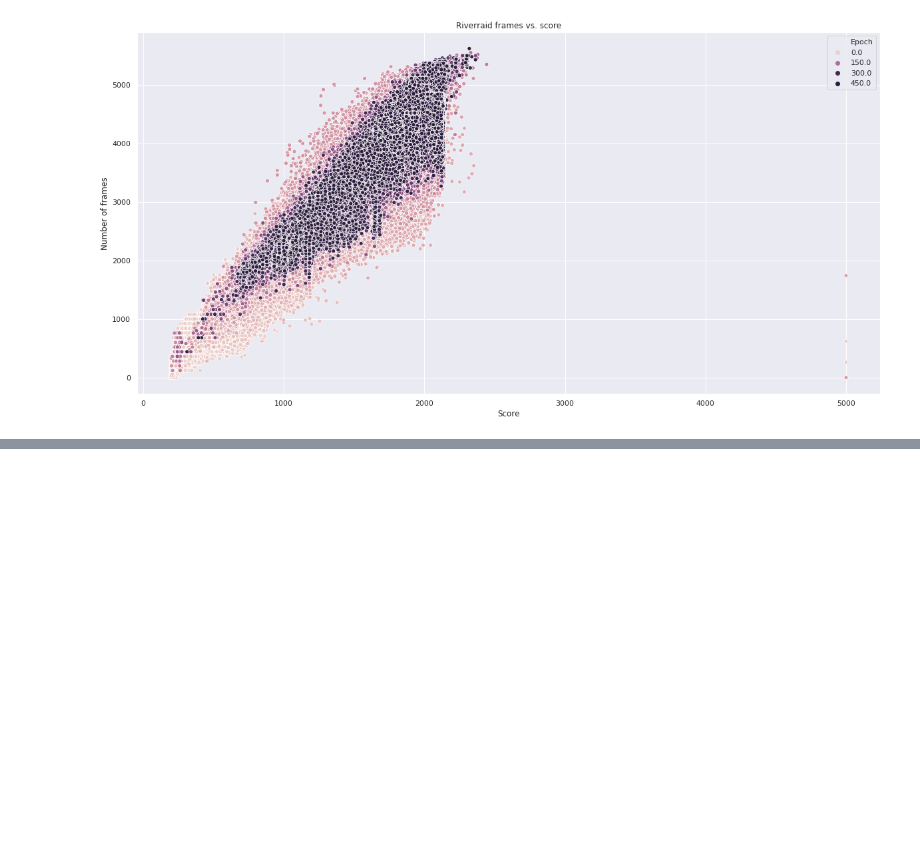
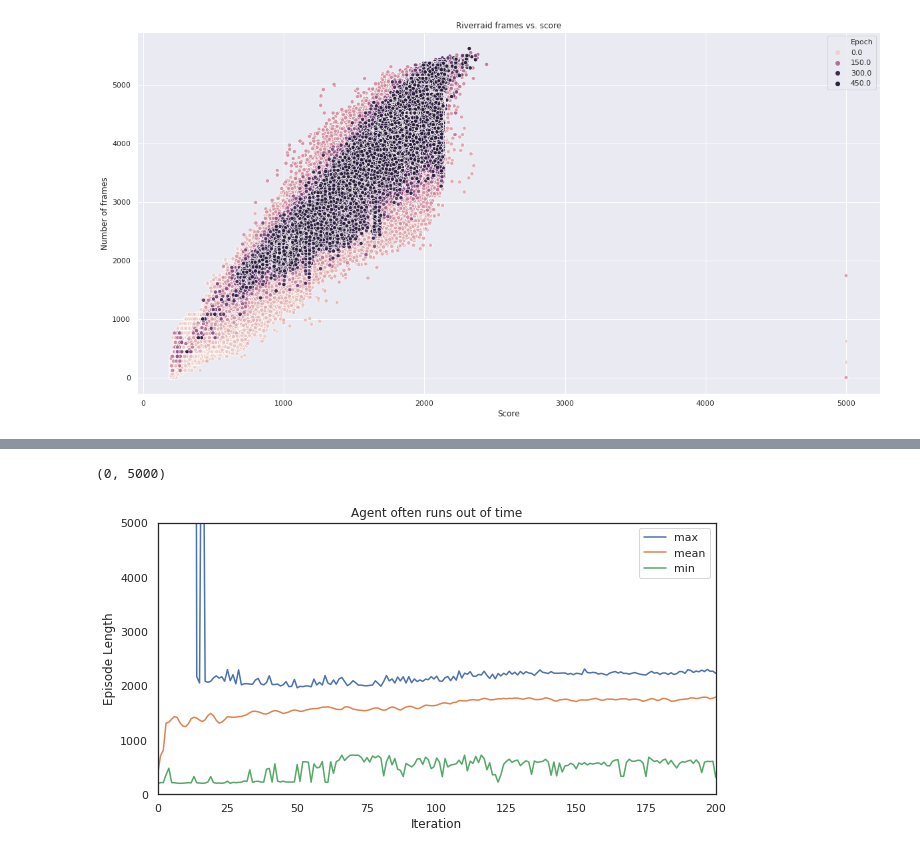
Before and after one commit to deyandyankov/research.mtne, a Jupyter notebook: gpu_implementation/analysis/IJCNN2020.ipynb, the cells around one changed output, grey strips where cells are left out. Drawn from its saved outputs; the diff is of its cells as text; code cells hidden in the pictures; blank space fills up the shorter version.

```diff
--- a/gpu_implementation/analysis/IJCNN2020.ipynb
+++ b/gpu_implementation/analysis/IJCNN2020.ipynb
@@ -66,0 +129,8 @@ ijcnn_plots.hypervolume(hv)
+# %%
+eplens_df = e['MT']['rewards_eplen'] #.query('game == 1.0')
+m = pd.melt(eplens_df, id_vars=['iteration'], value_vars=['eplen'])
+m['value'] = m['value'].astype('float32')
+m['variable'] = m['variable'].astype('category')
+m = m.query("iteration >= 0")
+# sns.set(rc={'figure.figsize':(20, 20)})
+# sns.boxplot(x='iteration', y='value', hue='variable', data=m)
@@ -66,0 +147,28 @@ ijcnn_plots.hypervolume(hv)
+# %%
+eplens_df_copy = eplens_df.copy()
+eplens_min = eplens_df_copy.groupby('iteration').agg({'eplen': np.min})
+
+eplens_df_copy = eplens_df.copy()
+eplens_mean = eplens_df_copy.groupby('iteration').agg({'eplen': np.sum})
+eplens_mean['eplen'] = eplens_mean['eplen'] / 5000
+
+eplens_df_copy = eplens_df.copy()
+eplens_max = eplens_df_copy.groupby('iteration').agg({'eplen': np.max})
+# %%
+eplens = pd.DataFrame({
+    'min': eplens_min['eplen'],
+    'mean': eplens_mean['eplen'],
+    'max': eplens_max['eplen']
+})
+# %%
+sns.set(rc={'figure.figsize': (10, 5)})
+sns.set_style('white')
+p = eplens.plot()
+p.set_title('Agent often runs out of time')
+p.set_xlabel('Iteration')
+p.set_ylabel('Episode Length')
+p.set_xlim([0, 200])
+p.set_ylim([0, 5000])
+# %% [output]
+(0, 5000)
+[figure, added]
```
Also changed, not shown: parts of 15 cells of this notebook, 6 other files.
